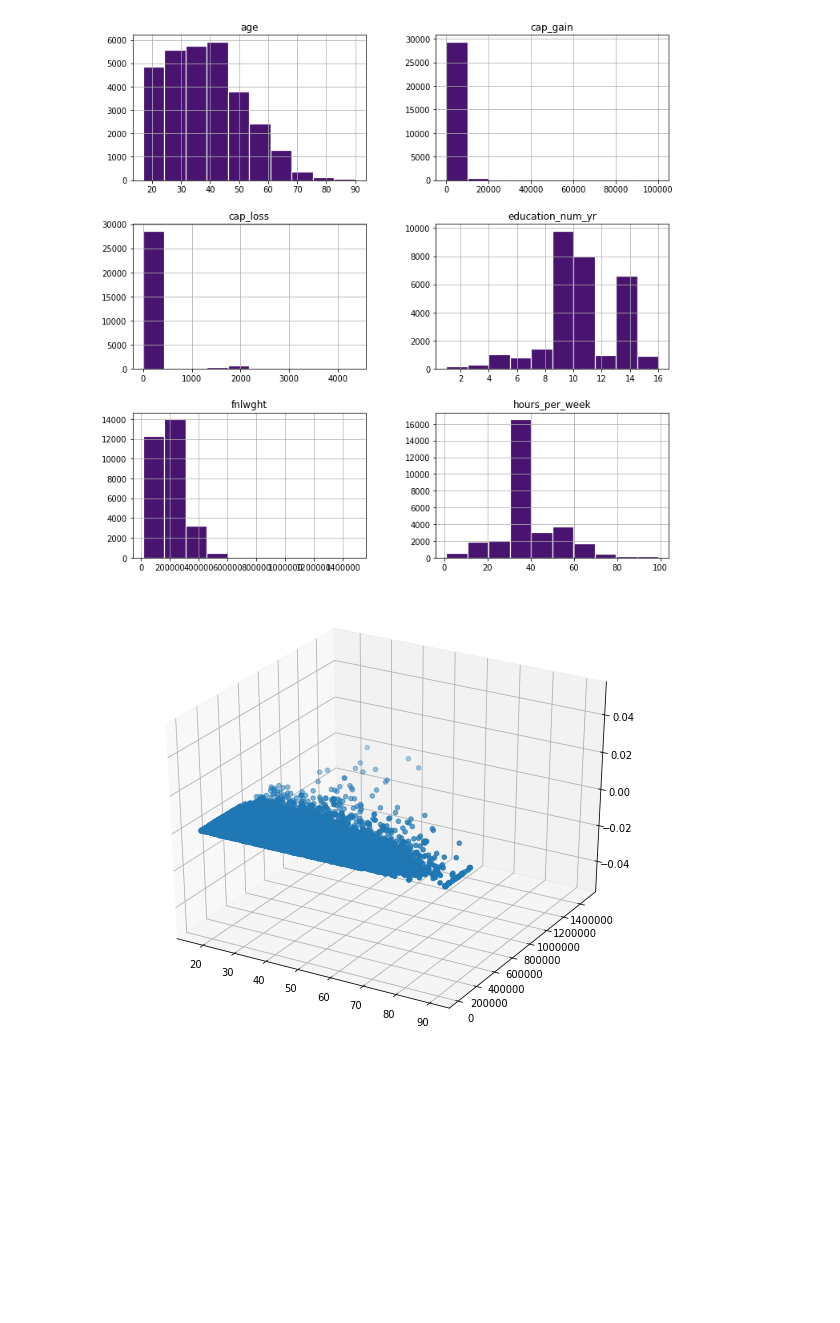
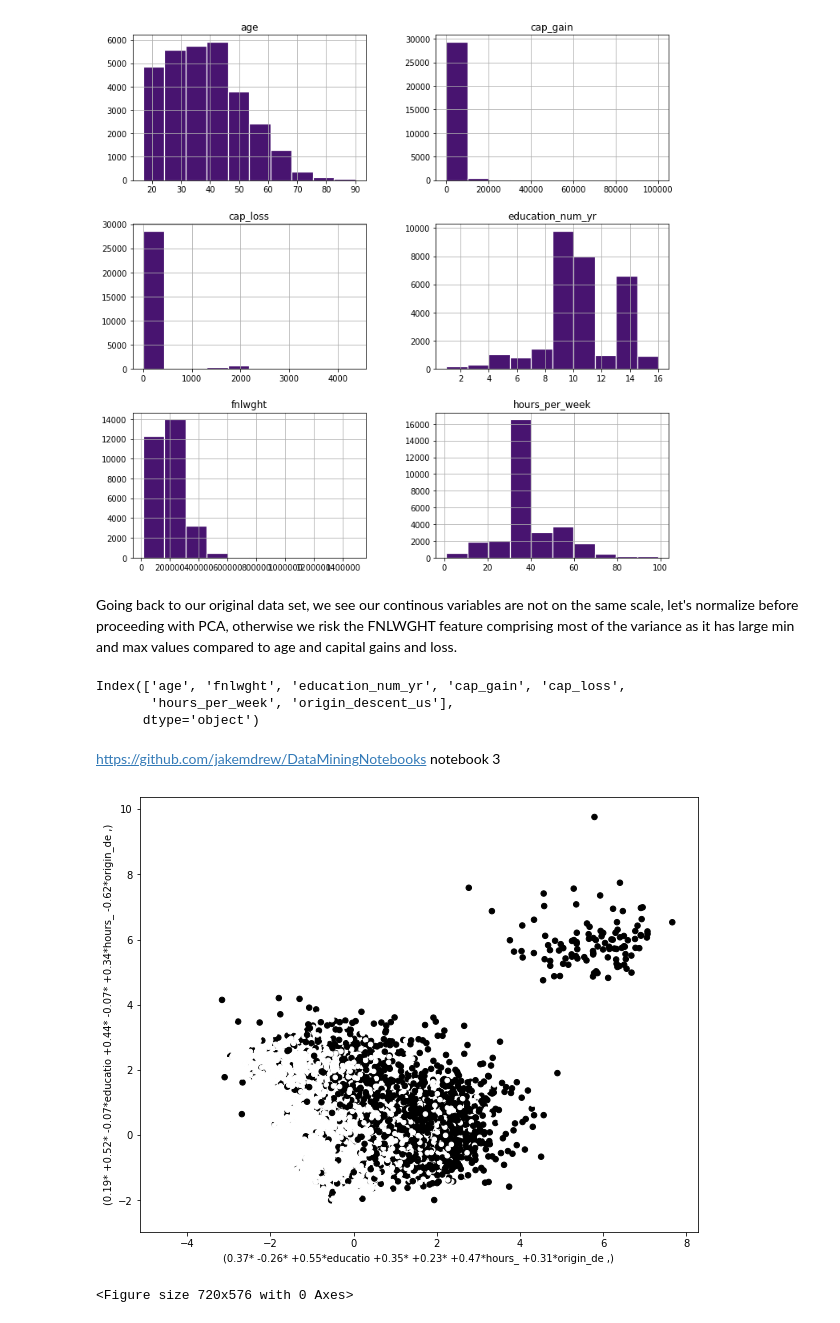
Before and after one commit to andrewmejia600/MSDS7331, a Jupyter notebook: Lab_1_95_census_data.ipynb, the cells around one changed output. Cells and saved outputs as stored; diff of their text form; code cells hidden in the pictures; blank space fills up the shorter version.

Commit message:
Committing with PCA and other encodings

```diff
--- a/Lab_1_95_census_data.ipynb
+++ b/Lab_1_95_census_data.ipynb
@@ -476,11 +491,3 @@ fig.set_size_inches(12,12)
 plt.show()
 # %% [output]
 [figure]
-# %%
-#https://matplotlib.org/3.1.1/gallery/mplot3d/scatter3d.html
-fig = plt.figure()
-ax = fig.add_subplot(111, projection='3d')
-ax.scatter(continous_feat_jitter.age,continous_feat_jitter.fnlwght)
-plt.show()
-# %% [output]
-[figure, removed]
@@ -488,0 +494,9 @@ plt.show()
+# %% [markdown]
+Going back to our original data set, we see our continous variables are not on the same scale, let's normalize before proceeding with PCA, otherwise we risk the FNLWGHT feature comprising most of the variance as it has large min and max values compared to age and capital gains and loss.
+# %%
+continous_features_df = raw_census_95_data.copy()
+continous_features_df.dtypes
+continous_features_df['origin_descent_us'] = continous_features_df.origin_descent_us.astype('int64')
+continous_features_df['income_outcome'] = continous_features_df.income_outcome.astype('int64')
+continous_features_df_list  = list(continous_features_df.select_dtypes(include='int64').columns)
+continous_features_df_list.remove('income_outcome')
@@ -488,0 +533,33 @@ plt.show()
+# %%
+continous_features_df[continous_features_df_list].columns
+# %% [output]
+Index(['age', 'fnlwght', 'education_num_yr', 'cap_gain', 'cap_loss',
+       'hours_per_week', 'origin_descent_us'],
+      dtype='object')
+# %% [markdown]
+https://github.com/jakemdrew/DataMiningNotebooks notebook 3
+# %%
+def get_feature_names_from_weights(weights, names):
+    tmp_array = []
+    for comp in weights:
+        tmp_string = ''
+        for fidx,f in enumerate(names):
+            if fidx>0 and comp[fidx]>=0:
+                tmp_string+='+'
+            tmp_string += '%.2f*%s ' % (comp[fidx],f[:-8])
+        tmp_array.append(tmp_string)
+    return tmp_array
+
+
+pca_weight_strings = get_feature_names_from_weights(pca_std.components_,continous_features_df[continous_features_df_list].columns)
+
+
+
+df_pca = pd.DataFrame(X_train_std_transformed,columns=[pca_weight_strings])
+
+
+ax = df_pca.plot.scatter(df_pca.columns.values[0], df_pca.columns.values[1], c=y_train, s=(y_train+2)*10)
+newfig = plt.figure()
+# %% [output]
+[figure, added]
+<Figure size 720x576 with 0 Axes>
```
Also changed, not shown: parts of 6 cells of this notebook.
